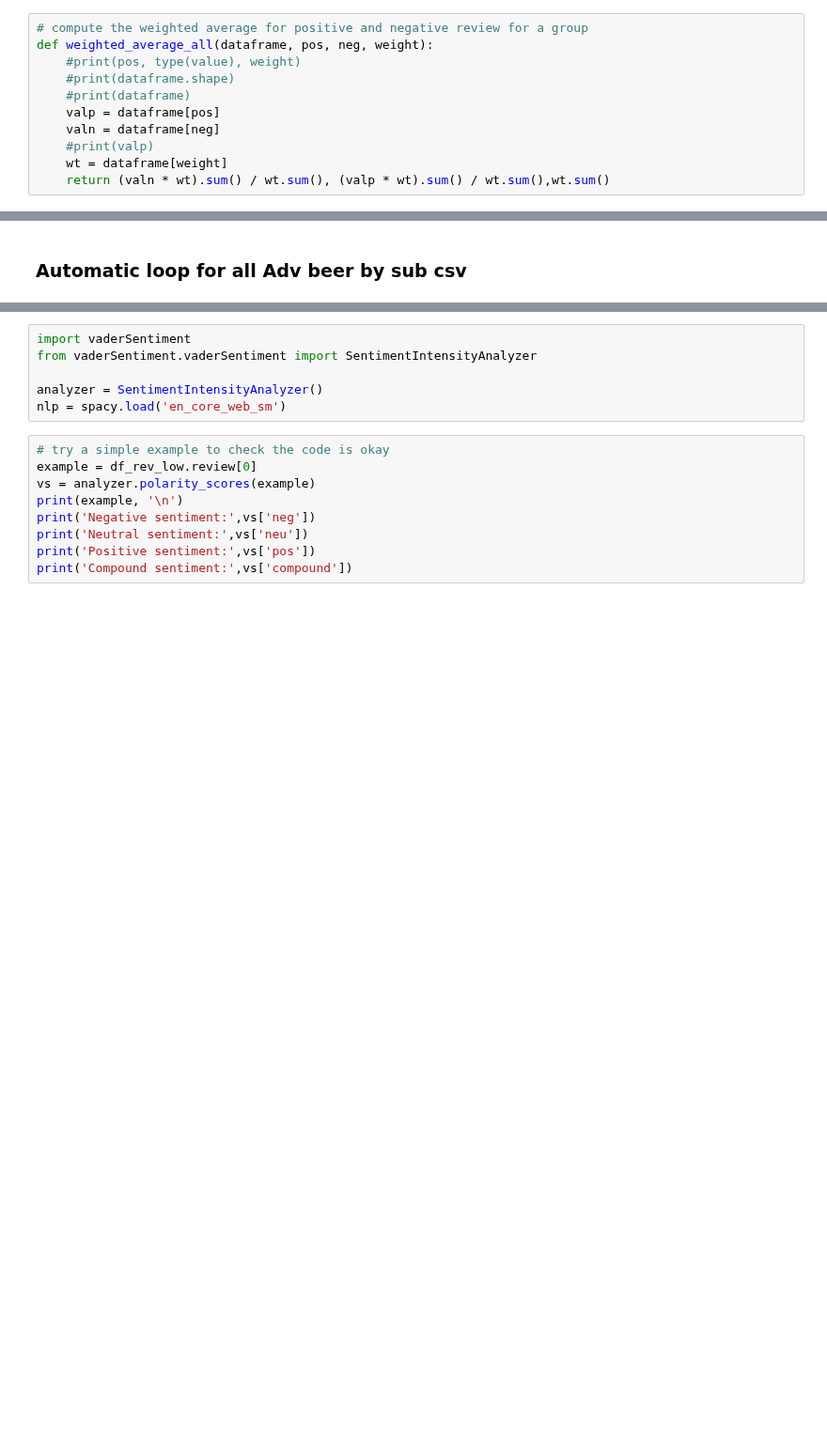
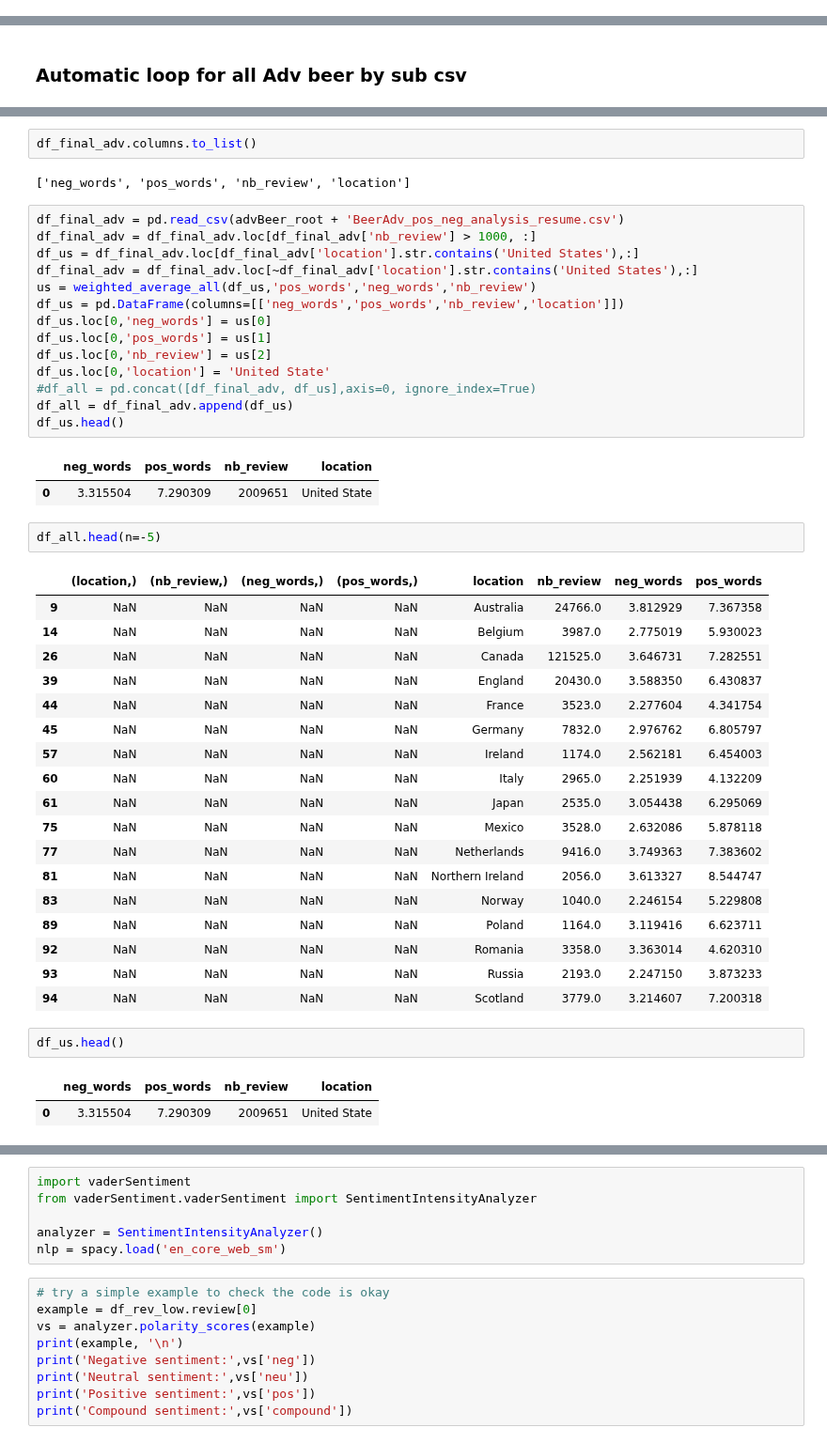
Before and after one commit to epfl-ada/ada-2022-project-hotchocolate, a Jupyter notebook: happyness.ipynb, the cells around one changed output, grey strips where cells are left out. Shown at 94% size. Saved outputs shown, nothing was run; the diff lists cells and outputs as text; blank space fills up the shorter version.

Commit message:
Cleaner version of pos and neg analysis code

```diff
--- a/happyness.ipynb
+++ b/happyness.ipynb
@@ -89,11 +29,0 @@ def indicator_words(words,review,dict):
-# %%
-# compute the weighted average for positive and negative review for a group
-def weighted_average_all(dataframe, pos, neg, weight):
-    #print(pos, type(value), weight)
-    #print(dataframe.shape)
-    #print(dataframe)
-    valp = dataframe[pos]
-    valn = dataframe[neg]
-    #print(valp)
-    wt = dataframe[weight]
-    return (valn * wt).sum() / wt.sum(), (valp * wt).sum() / wt.sum(),wt.sum()
@@ -751,0 +236,47 @@ country Zambia
+# %%
+df_final_adv.columns.to_list()
+# %% [output]
+['neg_words', 'pos_words', 'nb_review', 'location']
+# %%
+df_final_adv = pd.read_csv(advBeer_root + 'BeerAdv_pos_neg_analysis_resume.csv')
+df_final_adv = df_final_adv.loc[df_final_adv['nb_review'] > 1000, :]
+df_us = df_final_adv.loc[df_final_adv['location'].str.contains('United States'),:]
+df_final_adv = df_final_adv.loc[~df_final_adv['location'].str.contains('United States'),:]
+us = weighted_average_all(df_us,'pos_words','neg_words','nb_review')
+df_us = pd.DataFrame(columns=[['neg_words','pos_words','nb_review','location']])
+df_us.loc[0,'neg_words'] = us[0]
+df_us.loc[0,'pos_words'] = us[1]
+df_us.loc[0,'nb_review'] = us[2]
+df_us.loc[0,'location'] = 'United State'
+#df_all = pd.concat([df_final_adv, df_us],axis=0, ignore_index=True)
+df_all = df_final_adv.append(df_us)
+df_us.head()
+# %% [output]
+|  | neg_words | pos_words | nb_review | location |
+| 0 | 3.315504 | 7.290309 | 2009651 | United State |
+# %%
+df_all.head(n=-5)
+# %% [output]
+|  | (location,) | (nb_review,) | (neg_words,) | (pos_words,) | location | nb_review | neg_words | pos_words |
+| 9 | NaN | NaN | NaN | NaN | Australia | 24766.0 | 3.812929 | 7.367358 |
+| 14 | NaN | NaN | NaN | NaN | Belgium | 3987.0 | 2.775019 | 5.930023 |
+| 26 | NaN | NaN | NaN | NaN | Canada | 121525.0 | 3.646731 | 7.282551 |
+| 39 | NaN | NaN | NaN | NaN | England | 20430.0 | 3.588350 | 6.430837 |
+| 44 | NaN | NaN | NaN | NaN | France | 3523.0 | 2.277604 | 4.341754 |
+| 45 | NaN | NaN | NaN | NaN | Germany | 7832.0 | 2.976762 | 6.805797 |
+| 57 | NaN | NaN | NaN | NaN | Ireland | 1174.0 | 2.562181 | 6.454003 |
+| 60 | NaN | NaN | NaN | NaN | Italy | 2965.0 | 2.251939 | 4.132209 |
+| 61 | NaN | NaN | NaN | NaN | Japan | 2535.0 | 3.054438 | 6.295069 |
+| 75 | NaN | NaN | NaN | NaN | Mexico | 3528.0 | 2.632086 | 5.878118 |
+| 77 | NaN | NaN | NaN | NaN | Netherlands | 9416.0 | 3.749363 | 7.383602 |
+| 81 | NaN | NaN | NaN | NaN | Northern Ireland | 2056.0 | 3.613327 | 8.544747 |
+| 83 | NaN | NaN | NaN | NaN | Norway | 1040.0 | 2.246154 | 5.229808 |
+| 89 | NaN | NaN | NaN | NaN | Poland | 1164.0 | 3.119416 | 6.623711 |
+| 92 | NaN | NaN | NaN | NaN | Romania | 3358.0 | 3.363014 | 4.620310 |
+| 93 | NaN | NaN | NaN | NaN | Russia | 2193.0 | 2.247150 | 3.873233 |
+| 94 | NaN | NaN | NaN | NaN | Scotland | 3779.0 | 3.214607 | 7.200318 |
+# %%
+df_us.head()
+# %% [output]
+|  | neg_words | pos_words | nb_review | location |
+| 0 | 3.315504 | 7.290309 | 2009651 | United State |
```
Also changed, not shown: parts of 76 cells of this notebook.
